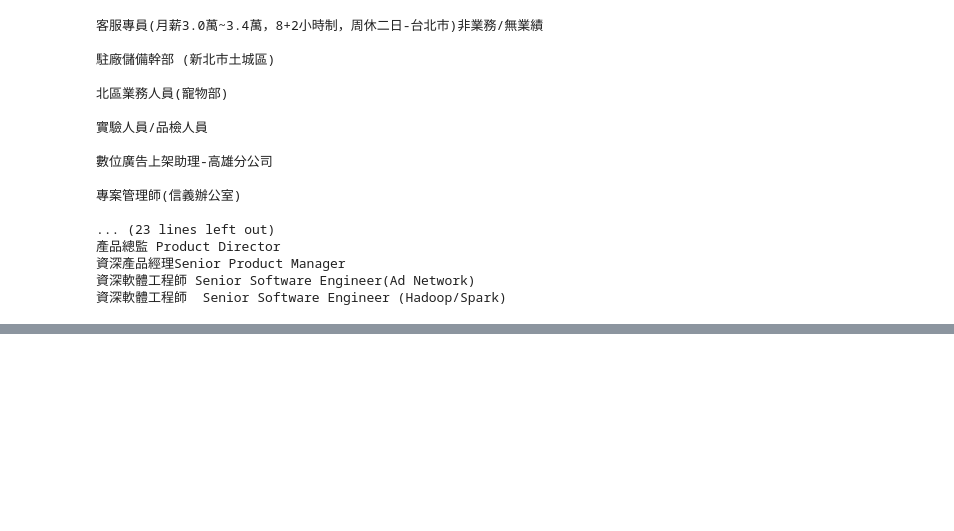
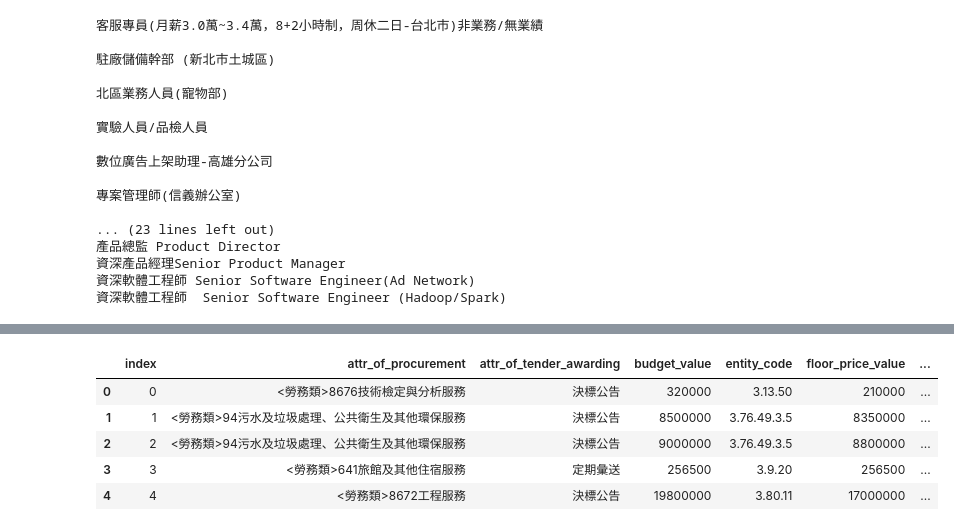
Before and after one commit to ywchiu/pythonetl, a Jupyter notebook: 20160512Demo.ipynb, the cells around one changed output, grey strips where cells are left out. Saved outputs shown, nothing was run; the diff lists cells and outputs as text; code cells hidden in the pictures; blank space fills up the shorter version.

```diff
--- a/20160512Demo.ipynb
+++ b/20160512Demo.ipynb
@@ -709,0 +1047,16 @@ for page in range(1,2):
+# %%
+import sqlite3 as lite
+import pandas as pd
+con = lite.connect('test.sqlite')
+#?pd.read_sql_query
+df = pd.read_sql_query(con=con, sql = 'select * from Tender_awards2;')
+#df
+# %%
+df.head()
+# %% [output]
+|  | index | attr_of_procurement | attr_of_tender_awarding | budget_value | entity_code | floor_price_value | ... |
+| 0 | 0 | <勞務類>8676技術檢定與分析服務 | 決標公告 | 320000 | 3.13.50 | 210000 | ... |
+| 1 | 1 | <勞務類>94污水及垃圾處理、公共衛生及其他環保服務 | 決標公告 | 8500000 | 3.76.49.3.5 | 8350000 | ... |
+| 2 | 2 | <勞務類>94污水及垃圾處理、公共衛生及其他環保服務 | 決標公告 | 9000000 | 3.76.49.3.5 | 8800000 | ... |
+| 3 | 3 | <勞務類>641旅館及其他住宿服務 | 定期彙送 | 256500 | 3.9.20 | 256500 | ... |
+| 4 | 4 | <勞務類>8672工程服務 | 決標公告 | 19800000 | 3.80.11 | 17000000 | ... |
```
Also changed, not shown: parts of 34 cells of this notebook, 1 other file.
